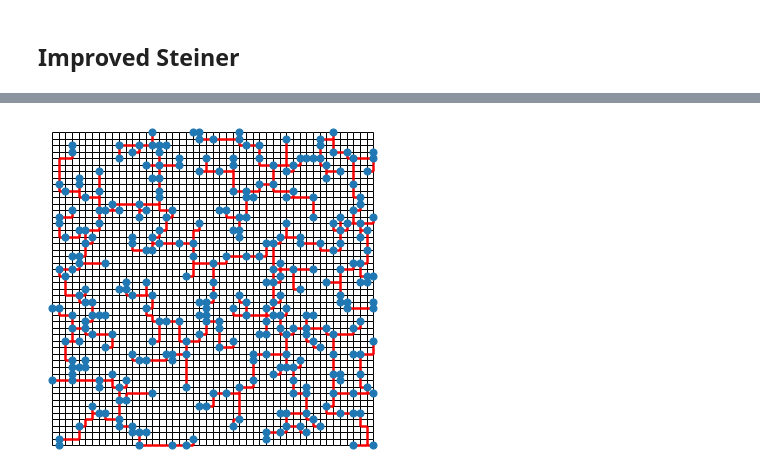
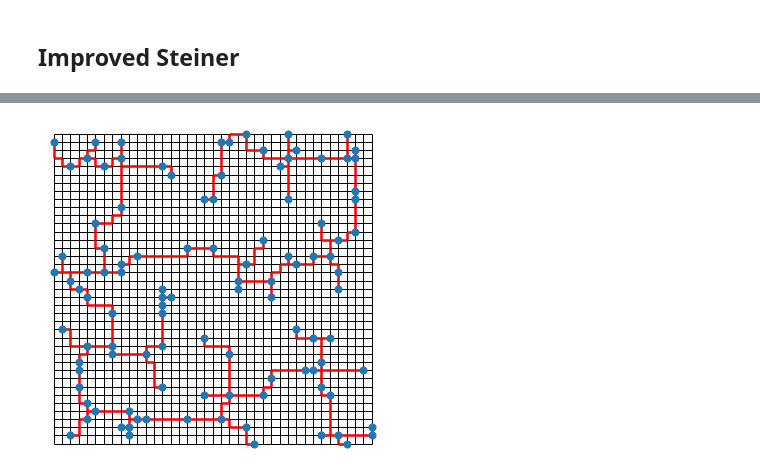
Before and after one commit to pareyesv/landscape_steiner, a Jupyter notebook: steiner_landscape.ipynb, the cells around one changed output, grey strips where cells are left out. Drawn from its saved outputs; the diff is of its cells as text; code cells hidden in the pictures.

```diff
--- a/steiner_landscape.ipynb
+++ b/steiner_landscape.ipynb
@@ -86,6 +85,7 @@ boundary effects:
 # %%
-L0 = 50; Nterm = 350
+L0 = 40; Nterm = 120
 terminals_2 = su.make_random_terminals(box_size = L0, Nterminals = Nterm)
+
 G_2 = su.create_graph(box_size = L0, terminals = terminals_2)
-su.graph_info(G_2, verbosity = False)
+_ = su.graph_info(G_2, verbosity = True)
 # %% [output]
@@ -121,7 +142,10 @@ def improved_steiner(G, box_size, condition):
 # %%
 tic = time.time()
-full_steiner_2 = improved_steiner(G_2, box_size = L0, condition = 'n_clusters <= 6')
-
+full_steiner_2 = su.improved_steiner(G_2,
+                                  box_size = L0,
+                                  condition = 'n_clusters <= 4',
+                                  sigma = 1.3,
+                                  verbosity = True)
 toc = time.time()
 print('Calculation took {} sec'.format(toc-tic))
 # %% [output]
@@ -129,4 +169,4 @@ Calculation took 53.362611293792725 sec
 # %%
-su.plot_graph_on_grid(G_2, box_size = L0, tree = full_steiner_2)
+su.plot_graph_on_grid(G_2, box_size = L0, tree = full_steiner_2, fig_size = 6)
 # %% [output]
-[figure, old version]
+[figure, new version]
```
Also changed, not shown: parts of 18 cells of this notebook, 3 other files.
